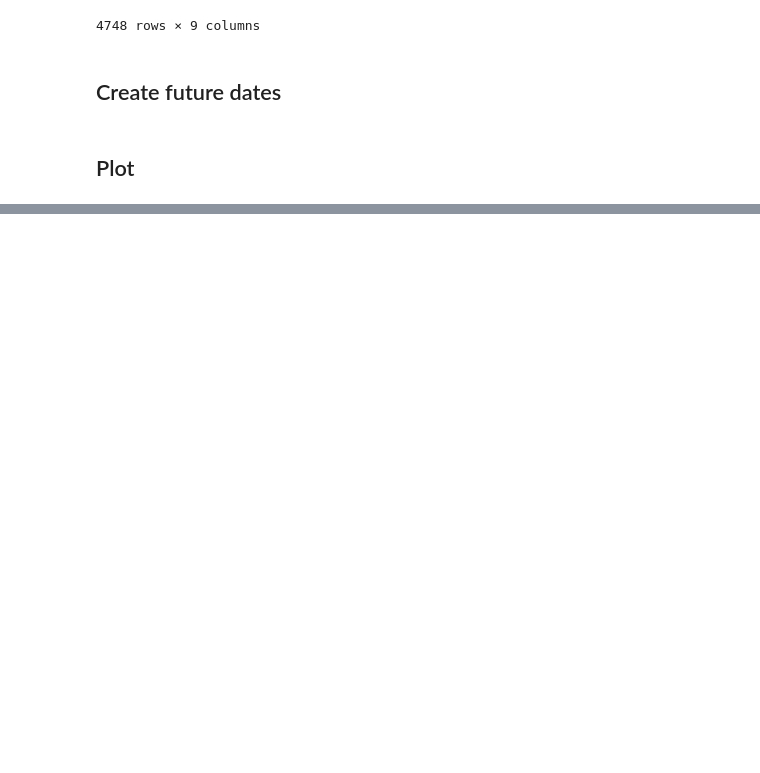
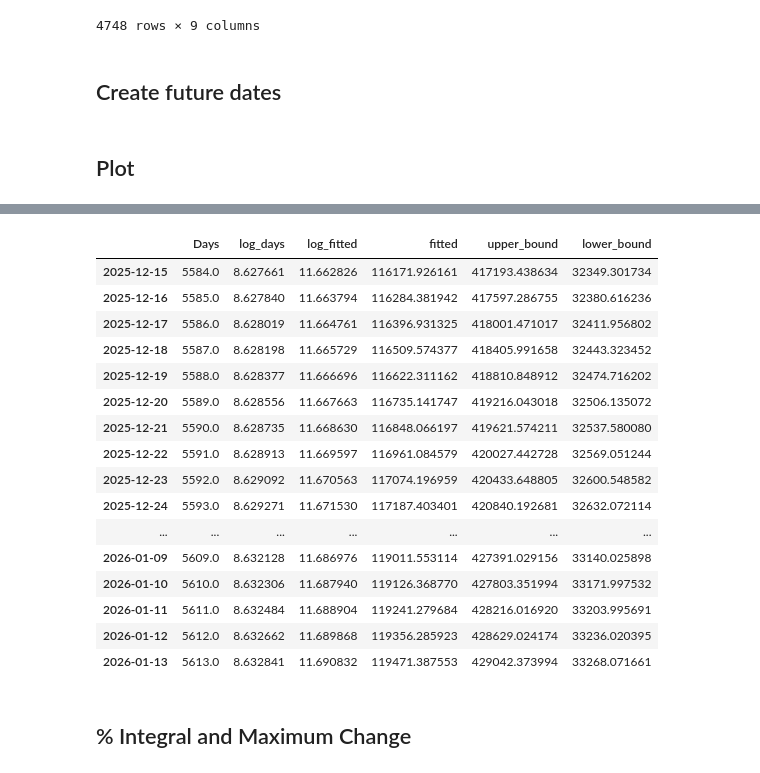
Before and after one commit to TrilemmaCapital/bitcoin, a Jupyter notebook: power-poly.ipynb, the cells around one changed output, grey strips where cells are left out. Cells and saved outputs as stored; diff of their text form; code cells hidden in the pictures; blank space fills up the shorter version.

```diff
--- a/power-poly.ipynb
+++ b/power-poly.ipynb
@@ -297 +316,23 @@ R-squared value of the fit: 0.9387
+# %%
+future_df.tail(30)
+# %% [output]
+|  | Days | log_days | log_fitted | fitted | upper_bound | lower_bound |
+| 2025-12-15 | 5584.0 | 8.627661 | 11.662826 | 116171.926161 | 417193.438634 | 32349.301734 |
+| 2025-12-16 | 5585.0 | 8.627840 | 11.663794 | 116284.381942 | 417597.286755 | 32380.616236 |
+| 2025-12-17 | 5586.0 | 8.628019 | 11.664761 | 116396.931325 | 418001.471017 | 32411.956802 |
+| 2025-12-18 | 5587.0 | 8.628198 | 11.665729 | 116509.574377 | 418405.991658 | 32443.323452 |
+| 2025-12-19 | 5588.0 | 8.628377 | 11.666696 | 116622.311162 | 418810.848912 | 32474.716202 |
+| 2025-12-20 | 5589.0 | 8.628556 | 11.667663 | 116735.141747 | 419216.043018 | 32506.135072 |
+| 2025-12-21 | 5590.0 | 8.628735 | 11.668630 | 116848.066197 | 419621.574211 | 32537.580080 |
+| 2025-12-22 | 5591.0 | 8.628913 | 11.669597 | 116961.084579 | 420027.442728 | 32569.051244 |
+| 2025-12-23 | 5592.0 | 8.629092 | 11.670563 | 117074.196959 | 420433.648805 | 32600.548582 |
+| 2025-12-24 | 5593.0 | 8.629271 | 11.671530 | 117187.403401 | 420840.192681 | 32632.072114 |
+| ... | ... | ... | ... | ... | ... | ... |
+| 2026-01-09 | 5609.0 | 8.632128 | 11.686976 | 119011.553114 | 427391.029156 | 33140.025898 |
+| 2026-01-10 | 5610.0 | 8.632306 | 11.687940 | 119126.368770 | 427803.351994 | 33171.997532 |
+| 2026-01-11 | 5611.0 | 8.632484 | 11.688904 | 119241.279684 | 428216.016920 | 33203.995691 |
+| 2026-01-12 | 5612.0 | 8.632662 | 11.689868 | 119356.285923 | 428629.024174 | 33236.020395 |
+| 2026-01-13 | 5613.0 | 8.632841 | 11.690832 | 119471.387553 | 429042.373994 | 33268.071661 |
+# %% [markdown]
+## % Integral and Maximum Change
 # %%
```
Also changed, not shown: parts of 3 cells of this notebook.
